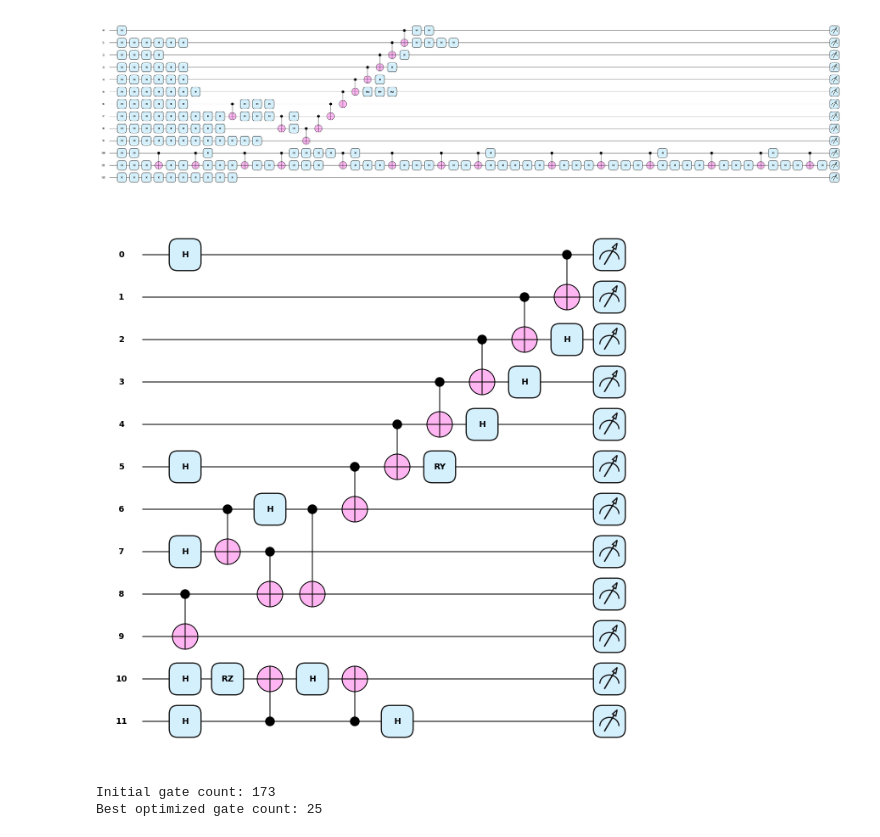
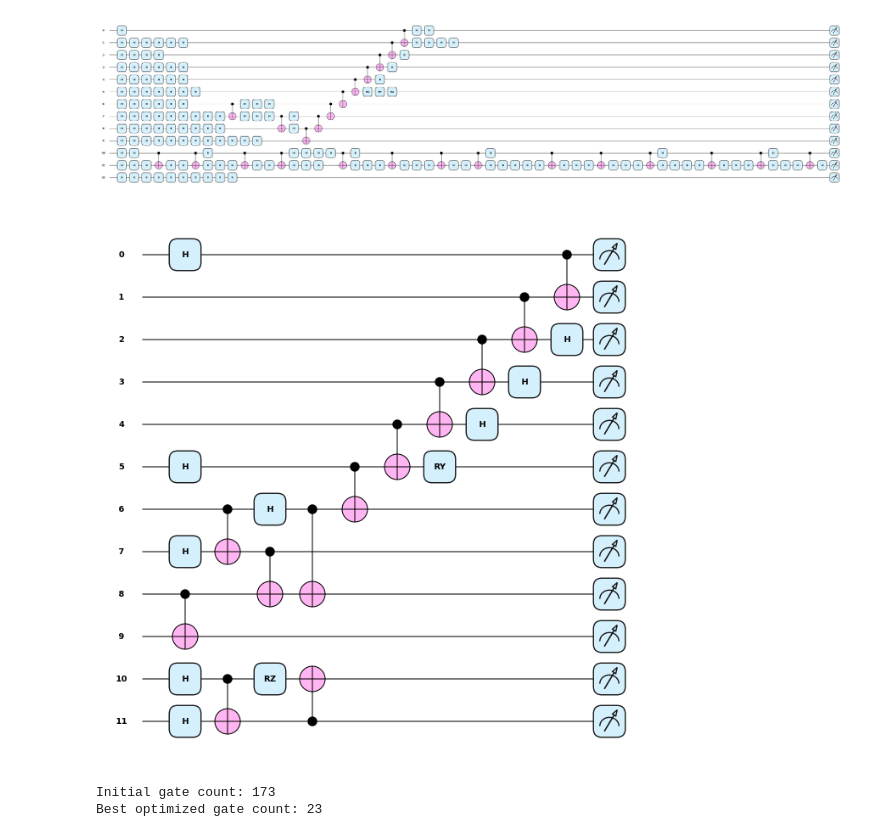
Before and after one commit to 24shiny/Exact-template-matching-using-attributed-DAGs, a Jupyter notebook: pipeline_opt_rl.ipynb, the cells around one changed output. Drawn from its saved outputs; the diff is of its cells as text; code cells hidden in the pictures.

```diff
--- a/pipeline_opt_rl.ipynb
+++ b/pipeline_opt_rl.ipynb
@@ -133,38 +133,38 @@ class KetGPTEnv(gym.Env):
 circuit_info = dataset[0]
 for opt in [optimizeHomo, optimizeJointEgo, cnotSwap]:
     circuit_info = opt(circuit_info)
 
 # train PPO
 opt_functions = [
-    optimize1q, optimize2q, optimizeJointEgo, optimizeJointShort, optimizeJointLong,
+    optimizeHomo, optimizeJointEgo, optimizeJointShort, optimizeJointLong,
     singleCommutation, cnotSwap, optimizeForwardSwap, optimizeBackwwardSwap,
 ]
 
 env = KetGPTEnv(circuit=circuit_info, opt_functions=opt_functions,
-                max_steps=100, patience=10)
+                max_steps=50, patience=10)
 model = PPO("MlpPolicy", env, verbose=0, device="cpu")
 model.learn(total_timesteps=10000)
 
 # evaluate PPO and get results
 obs, info = env.reset()
 done = False
 while not done:
     action, _ = model.predict(obs, deterministic=True)
     obs, reward, terminated, truncated, info = env.step(action)
     done = terminated or truncated
 
 # post routine
 circuit_info = info["best_circuit"]
 circuit_info = push_long_cnot(phase_removal(circuit_info))
 show_info(circuit_info)
 
 # performance review
 print("Initial gate count:", len(dataset[0]))
 print("Best optimized gate count:", len(circuit_info))
 # %% [output]
-[figure, old version]
+[figure, new version]
 Initial gate count: 173
-Best optimized gate count: 25
+Best optimized gate count: 23
 # %%
 from compare_sdk import comp_table, penny_specs
 df = comp_table(circuit)
```
Also changed, not shown: parts of 1 cell of this notebook.
